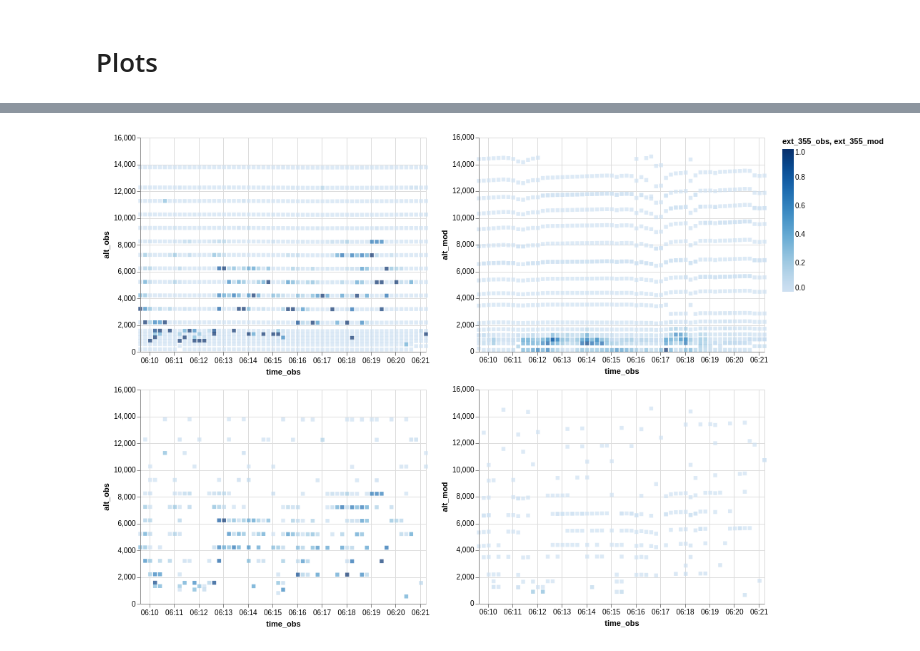
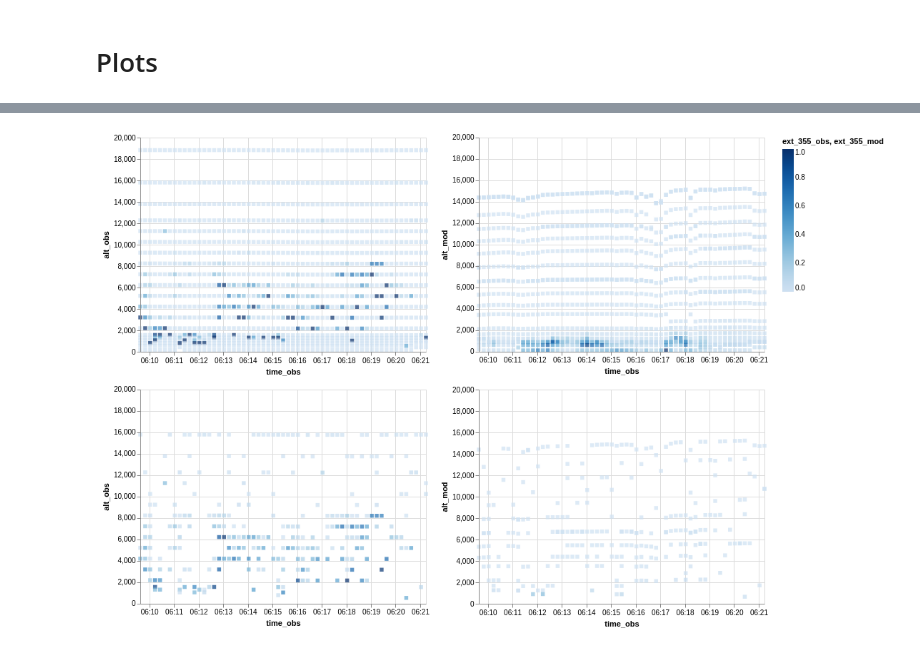
Before and after one commit to avaldebe/pynb, a Jupyter notebook: ADM/CAST.ipynb, the cells around one changed output, grey strips where cells are left out. Saved outputs shown, nothing was run; the diff lists cells and outputs as text; code cells hidden in the pictures.

```diff
--- a/ADM/CAST.ipynb
+++ b/ADM/CAST.ipynb
@@ -383,30 +358,30 @@ scatter_clean = scatter.transform_filter(
 # %%
 curtain_obs = base.mark_square().encode(
     alt.X('time_obs:T'),
-    alt.Y('alt_obs:Q', scale=alt.Scale(domain=[0,16e3])),
+    alt.Y('alt_obs:Q', scale=alt.Scale(domain=[0,20e3])),
     color=alt.condition(brush, alt.Color('ext_355_obs:Q', scale=alt.Scale(domain=[0,1])), alt.value('lightgray')),
     tooltip=['point:O', 'time_obs:T', 'alt_obs:Q', 'ext_355_obs:Q']
 ).add_selection(
     brush
 )
 
 curtain_mod = base.mark_square().encode(
     alt.X('time_obs:T'),
-    alt.Y('alt_mod:Q', scale=alt.Scale(domain=[0,16e3])),
+    alt.Y('alt_mod:Q', scale=alt.Scale(domain=[0,20e3])),
     color=alt.condition(brush, alt.Color('ext_355_mod:Q', scale=alt.Scale(domain=[0,1])), alt.value('lightgray')),
     tooltip=['point:O', 'time_mod:T', 'alt_mod:Q', 'ext_355_mod:Q']
 ).add_selection(
     brush
 )
 
 curtain_obs_clean = curtain_obs.transform_filter(
     (alt.datum.ext_355_obs <= 1) & (alt.datum.ext_355_obs > 0)
 )
 
 curtain_mod_clean = curtain_mod.transform_filter(
     (alt.datum.ext_355_obs <= 1) & (alt.datum.ext_355_obs > 0)
 )
 
 ( curtain_obs | curtain_mod ) & ( curtain_obs_clean | curtain_mod_clean )
 # %% [output]
-[figure, old version]
+[figure, new version]
```
Also changed, not shown: parts of 21 cells of this notebook.
